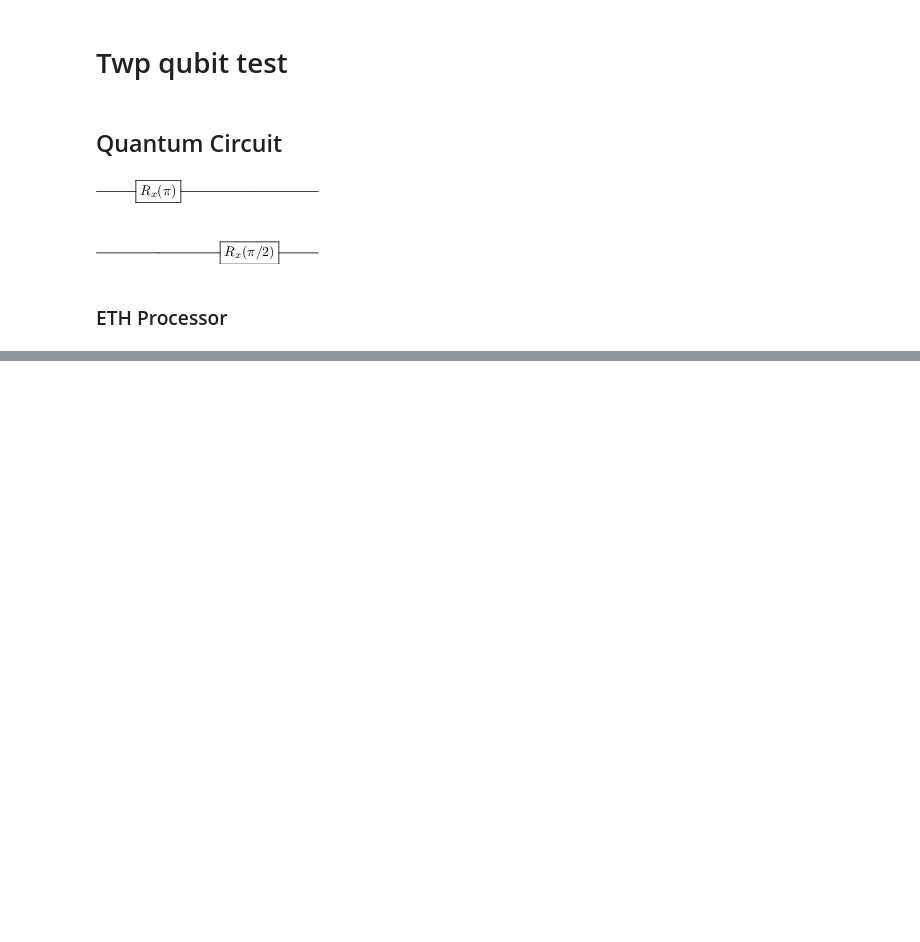
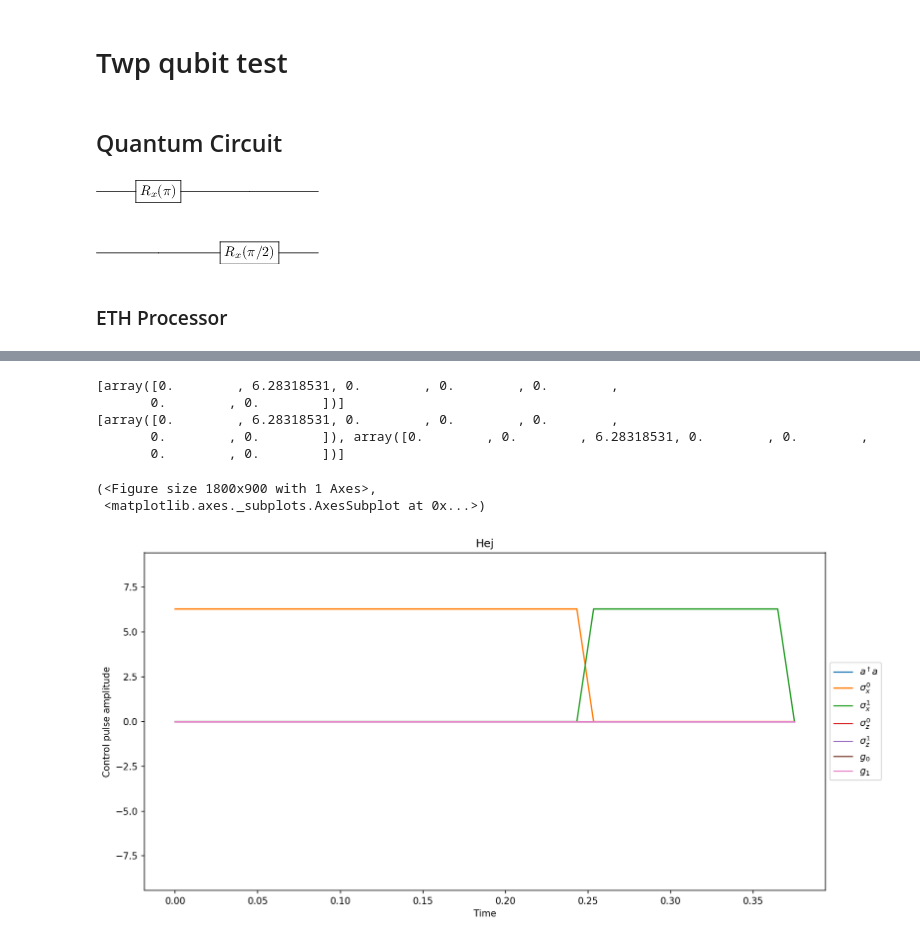
Before and after one commit to ingstra/ETH, a Jupyter notebook: Testing.ipynb, the cells around one changed output, grey strips where cells are left out. Drawn from its saved outputs; the diff is of its cells as text; code cells hidden in the pictures; blank space fills up the shorter version.

```diff
--- a/Testing.ipynb
+++ b/Testing.ipynb
@@ -116,3 +106,18 @@ shape self.coeff_list (4, 198)
 (<Figure size 1800x900 with 1 Axes>,
  <matplotlib.axes._subplots.AxesSubplot at 0x...>)
 [figure]
+# %%
+q = DispersiveCavityQED(N = 2)
+
+q.load_circuit(qc);
+
+q.plot_pulses(title='Hej', dpi=150)
+# %% [output]
+[array([0.        , 6.28318531, 0.        , 0.        , 0.        ,
+       0.        , 0.        ])]
+[array([0.        , 6.28318531, 0.        , 0.        , 0.        ,
+       0.        , 0.        ]), array([0.        , 0.        , 6.28318531, 0.        , 0.        ,
+       0.        , 0.        ])]
+(<Figure size 1800x900 with 1 Axes>,
+ <matplotlib.axes._subplots.AxesSubplot at 0x...>)
+[figure, added]
```
Also changed, not shown: parts of 2 cells of this notebook, 2 other files.
